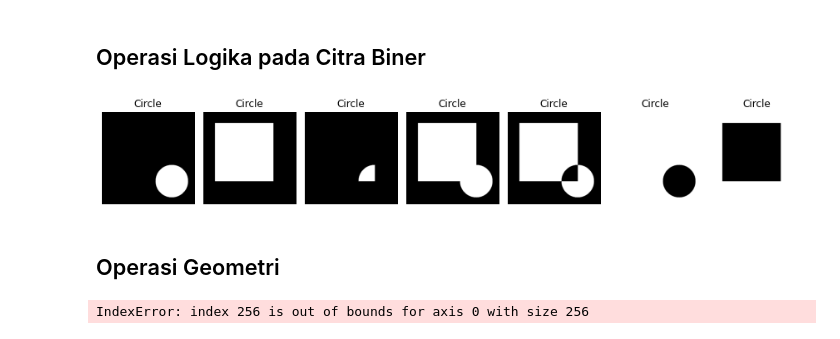
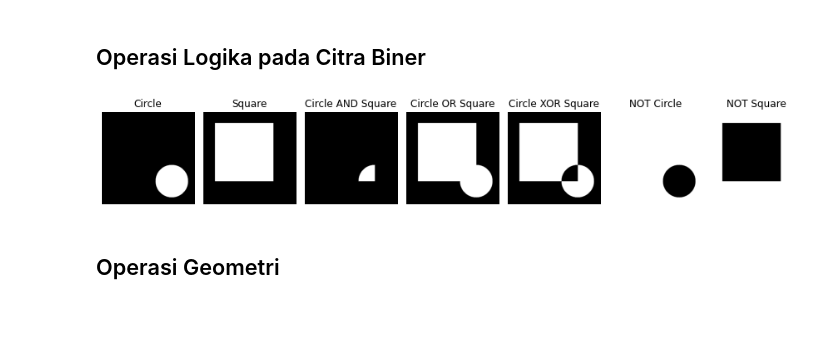
Before and after one commit to haloapping/jalangkote, a Jupyter notebook: notebooks/02_operasi_operasi_dasar_citra.ipynb, the cells around one changed output. Cells and saved outputs as stored; diff of their text form; code cells hidden in the pictures.

```diff
--- a/notebooks/02_operasi_operasi_dasar_citra.ipynb
+++ b/notebooks/02_operasi_operasi_dasar_citra.ipynb
@@ -426,45 +426,21 @@ ax[1].axis("off");
 # %%
 circle = io.imread("../test_images/circle_bw.bmp")
 square = io.imread("../test_images/square_bw.bmp")
 circle_and_square = np.logical_and(square, circle)
 circle_or_square = np.logical_or(square, circle)
 circle_xor_square = np.logical_xor(square, circle)
 not_circle = np.logical_not(circle)
 not_square = np.logical_not(square)
 images = np.array([circle, square, circle_and_square, circle_or_square, circle_xor_square, not_circle, not_square])
 
 fig, ax = plt.subplots(nrows=1, ncols=7, figsize=(12, 12), tight_layout=True)
+titles = ["Circle", "Square", "Circle AND Square", "Circle OR Square", "Circle XOR Square", "NOT Circle", "NOT Square"]
 
-for idx, image in enumerate(images):
+for idx, (title, image) in enumerate(zip(titles, images)):
     ax[idx].imshow(image, cmap=plt.cm.gray)
-    ax[idx].set_title("Circle")
+    ax[idx].set_title(title)
     ax[idx].axis("off");
 # %% [output]
-[figure, old version]
+[figure, new version]
 # %% [markdown]
 ## Operasi Geometri
-# %%
-def translate_image(image, m, n):
-    image_copy = image.copy()
-
-    image_translate = np.zeros((image_copy.shape[0], image_copy.shape[1]), dtype=np.uint8)
-    x_position = 0
-    y_position = 0
-
-    for row in range(image_copy.shape[0]):
-        for column in range(image_copy.shape[1]):
-            if (row + m) > image_copy.shape[0] and (column + n) > image_copy.shape[1]:
-                image_translate[row, column] = image_copy[image_copy.shape[0] - 1, image_copy.shape[1] - 1]
-            elif (row + m) > image_copy.shape[0]:
-                image_translate[row, column] = image_copy[image_copy.shape[0] - 1, column + n]
-            elif (column + n) > image_copy.shape[1]:
-                image_translate[row, column] = image_copy[row + m, image_copy.shape[1] - 1]
-#             else:
-#                 image_translate[row, column] = image_copy[row + m, column + n]
-
-    return image_translate
-
-bird_gray = io.imread("../test_images/bird_gray.bmp")
-bird_gray_translate = translate_image(bird_gray, 10, 10)
-# %% [output]
-IndexError: index 256 is out of bounds for axis 0 with size 256
```
Also changed, not shown: parts of 13 cells of this notebook, 1 other file.
